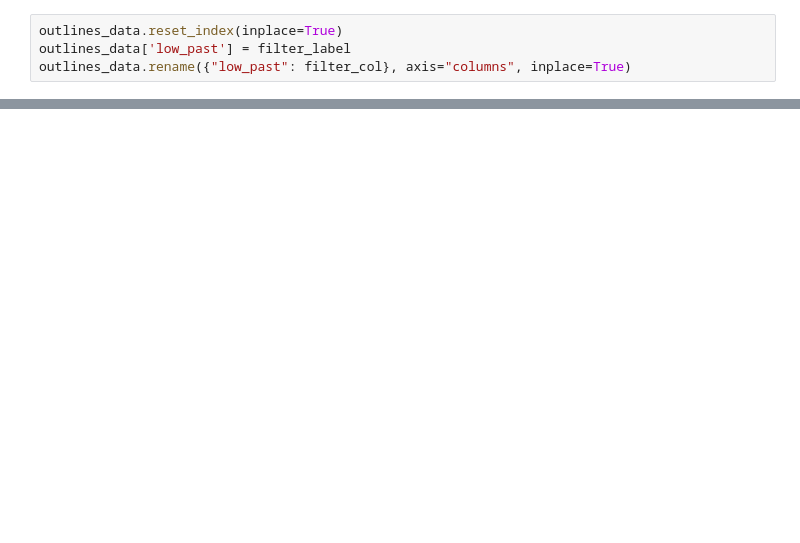
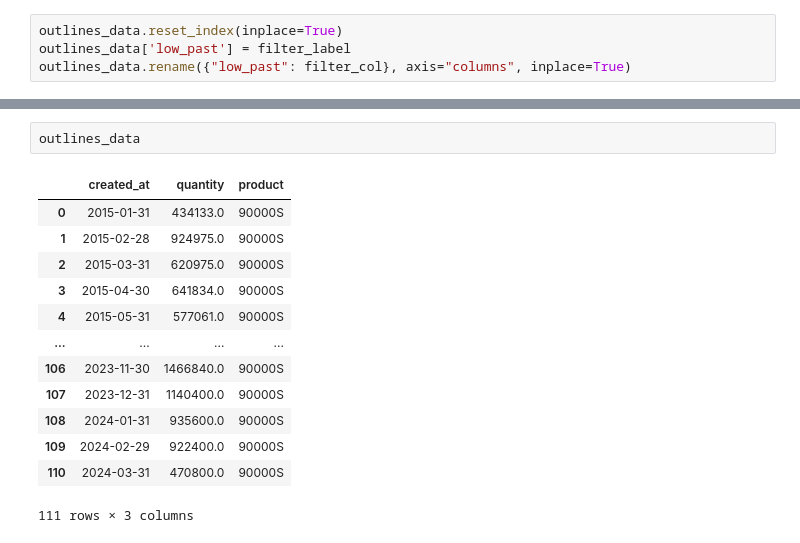
Before and after one commit to brayanfz013/app_predicction, a Jupyter notebook: test_metric.ipynb, the cells around one changed output, grey strips where cells are left out. Saved outputs shown, nothing was run; the diff lists cells and outputs as text; blank space fills up the shorter version.

```diff
--- a/test_metric.ipynb
+++ b/test_metric.ipynb
@@ -644,0 +394,16 @@ load_path_names(path_dir='/home/bdebian/Documents/Projects/app_prediction/',
+# %%
+outlines_data
+# %% [output]
+|  | created_at | quantity | product |
+| 0 | 2015-01-31 | 434133.0 | 90000S |
+| 1 | 2015-02-28 | 924975.0 | 90000S |
+| 2 | 2015-03-31 | 620975.0 | 90000S |
+| 3 | 2015-04-30 | 641834.0 | 90000S |
+| 4 | 2015-05-31 | 577061.0 | 90000S |
+| ... | ... | ... | ... |
+| 106 | 2023-11-30 | 1466840.0 | 90000S |
+| 107 | 2023-12-31 | 1140400.0 | 90000S |
+| 108 | 2024-01-31 | 935600.0 | 90000S |
+| 109 | 2024-02-29 | 922400.0 | 90000S |
+| 110 | 2024-03-31 | 470800.0 | 90000S |
+111 rows × 3 columns
```
Also changed, not shown: parts of 35 cells of this notebook, 12 other files.
